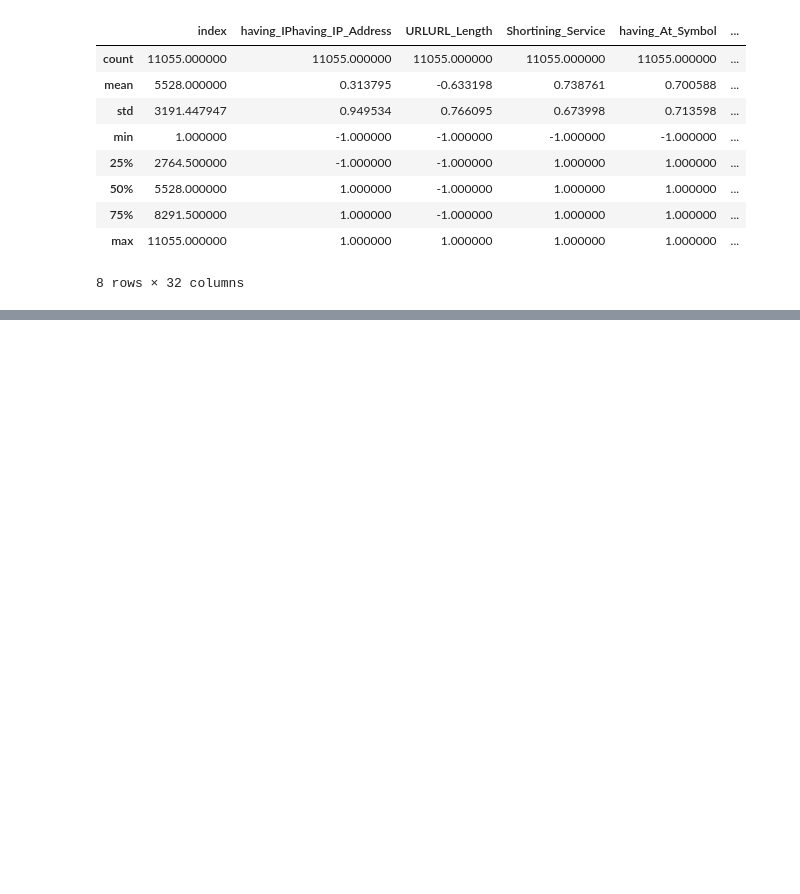
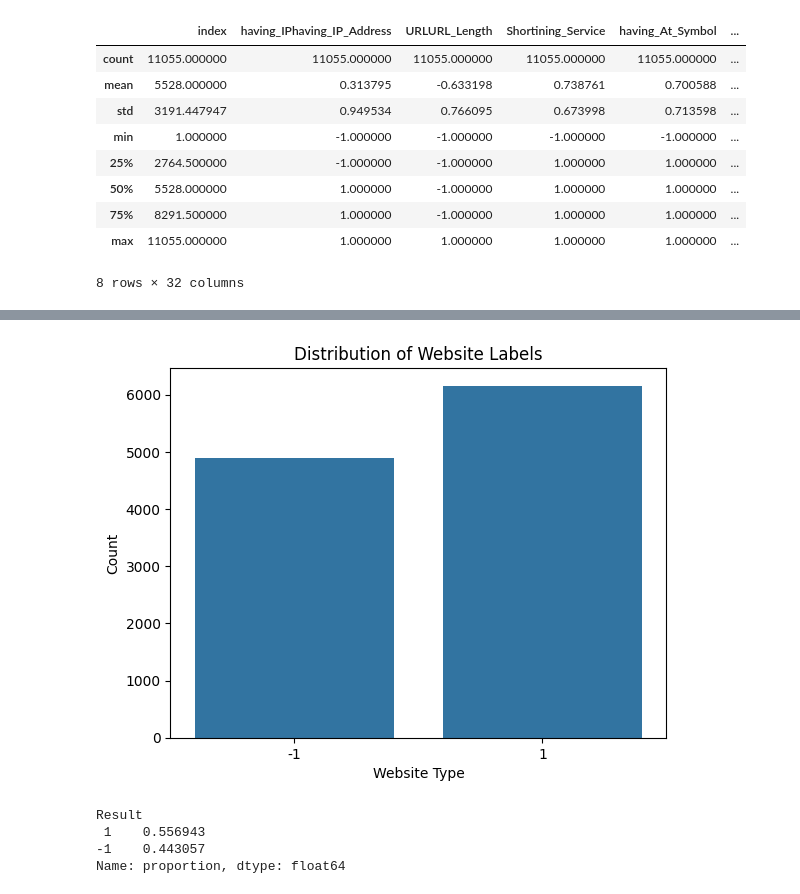
Before and after one commit to Nehemiahmageto/Detecting-Phishing-Websites-Using-URL-Based-HTML-Based-and-Domain-Based-Features, a Jupyter notebook: Model.ipynb, the cells around one changed output, grey strips where cells are left out. Cells and saved outputs as stored; diff of their text form; code cells hidden in the pictures; blank space fills up the shorter version.

```diff
--- a/Model.ipynb
+++ b/Model.ipynb
@@ -47,0 +73,16 @@ df.describe()
+# %%
+# Count distribution of the target variable
+sns.countplot(x='Result', data=df)
+plt.title("Distribution of Website Labels")
+plt.xlabel("Website Type")
+plt.ylabel("Count")
+plt.show()
+
+# Optional: show percentages
+df['Result'].value_counts(normalize=True)
+# %% [output]
+[figure, added]
+Result
+ 1    0.556943
+-1    0.443057
+Name: proportion, dtype: float64
```
Also changed, not shown: parts of 7 cells of this notebook.
